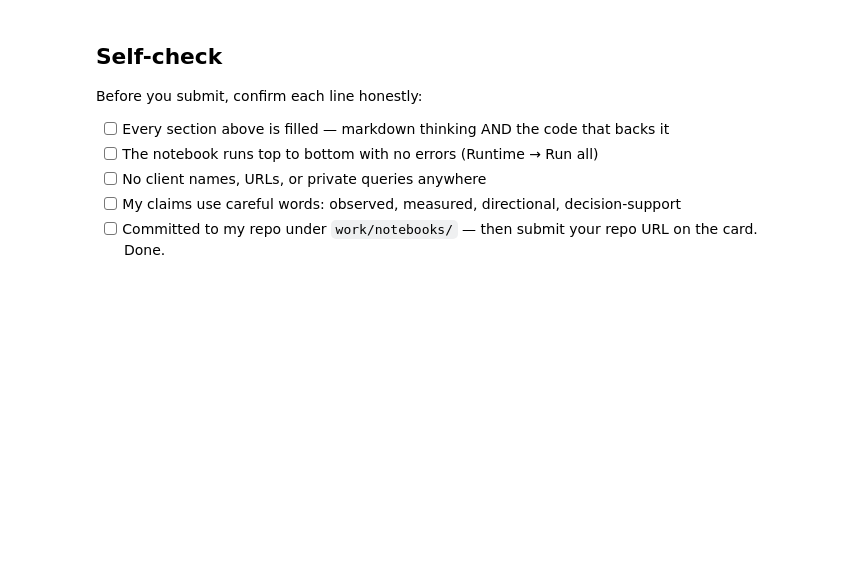
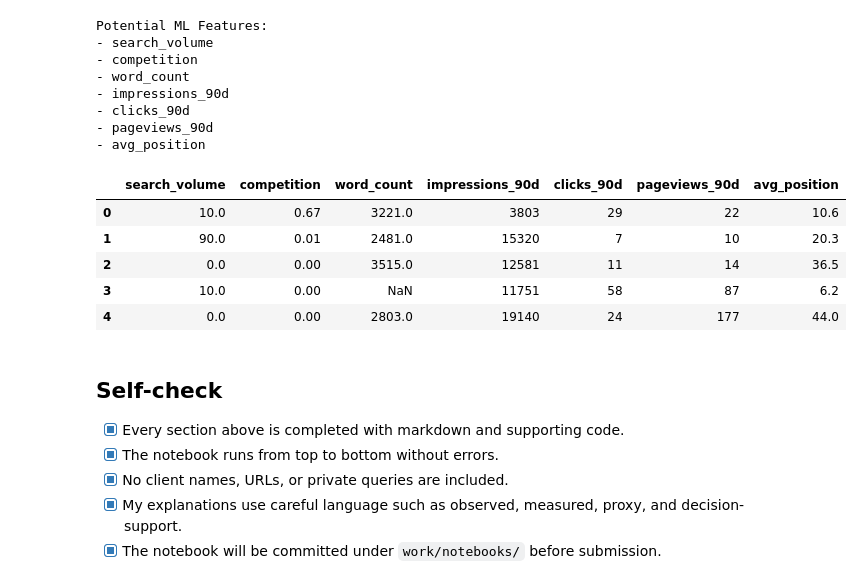
Before and after one commit to afifatanveerr/flyrank-ml-internship, a Jupyter notebook: work/notebooks/w02_ml_task_framing.ipynb, the cells around one changed output. Drawn from its saved outputs; the diff is of its cells as text; code cells hidden in the pictures; blank space fills up the shorter version.

```diff
--- a/work/notebooks/w02_ml_task_framing.ipynb
+++ b/work/notebooks/w02_ml_task_framing.ipynb
@@ -43,0 +66,22 @@ This skeleton is yours to fill. Work the sections **in order** — each one has
+# %%
+# Detect the correct position column
+if "avg_position" in df.columns:
+    position_col = "avg_position"
+elif "average_position" in df.columns:
+    position_col = "average_position"
+else:
+    position_col = None
+
+print("Potential target-related columns:")
+
+target_columns = [
+    "content_id",
+    "impressions_90d",
+    "clicks_90d",
+    "pageviews_90d"
+]
+
+if position_col:
+    target_columns.append(position_col)
+
+display(df[target_columns].head())
@@ -44,10 +169,42 @@ This skeleton is yours to fill. Work the sections **in order** — each one has
+# %%
+features = [
+    "search_volume",
+    "competition",
+    "word_count",
+    "impressions_90d",
+    "clicks_90d",
+    "pageviews_90d"
+]
+
+if position_col:
+    features.append(position_col)
+
+print("Potential ML Features:")
+
+for feature in features:
+    print("-", feature)
+
+display(df[features].head())
+# %% [output]
+Potential ML Features:
+- search_volume
+- competition
+- word_count
+- impressions_90d
+- clicks_90d
+- pageviews_90d
+- avg_position
+|  | search_volume | competition | word_count | impressions_90d | clicks_90d | pageviews_90d | avg_position |
+| 0 | 10.0 | 0.67 | 3221.0 | 3803 | 29 | 22 | 10.6 |
+| 1 | 90.0 | 0.01 | 2481.0 | 15320 | 7 | 10 | 20.3 |
+| 2 | 0.0 | 0.00 | 3515.0 | 12581 | 11 | 14 | 36.5 |
+| 3 | 10.0 | 0.00 | NaN | 11751 | 58 | 87 | 6.2 |
+| 4 | 0.0 | 0.00 | 2803.0 | 19140 | 24 | 177 | 44.0 |
 # %% [markdown]
 ## Self-check
 
-Before you submit, confirm each line honestly:
-
-- [ ] Every section above is filled — markdown thinking AND the code that backs it
-- [ ] The notebook runs top to bottom with no errors (Runtime → Run all)
-- [ ] No client names, URLs, or private queries anywhere
-- [ ] My claims use careful words: observed, measured, directional, decision-support
-- [ ] Committed to my repo under `work/notebooks/` — then submit your repo URL on the card. Done.
+- [x] Every section above is completed with markdown and supporting code.
+- [x] The notebook runs from top to bottom without errors.
+- [x] No client names, URLs, or private queries are included.
+- [x] My explanations use careful language such as observed, measured, proxy, and decision-support.
+- [x] The notebook will be committed under `work/notebooks/` before submission.
```
Also changed, not shown: parts of 20 cells of this notebook.
